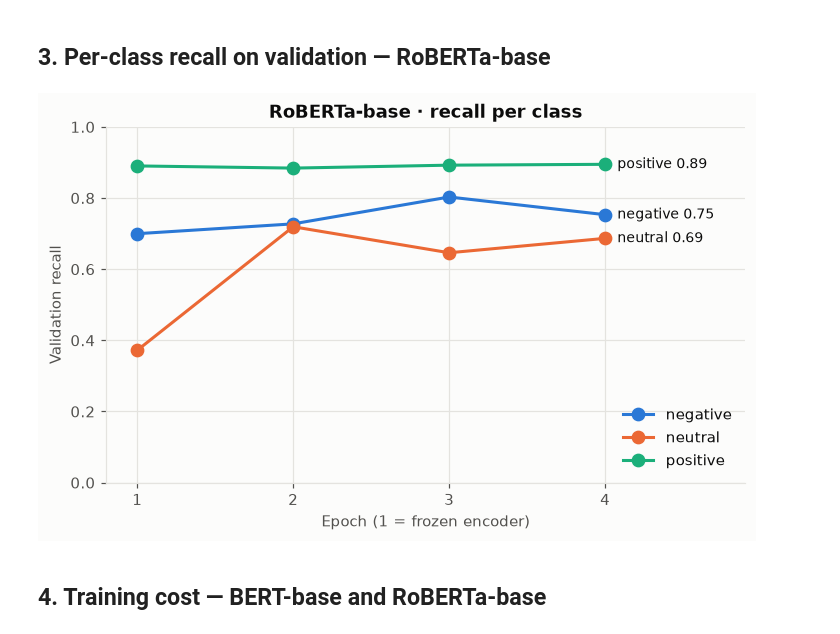
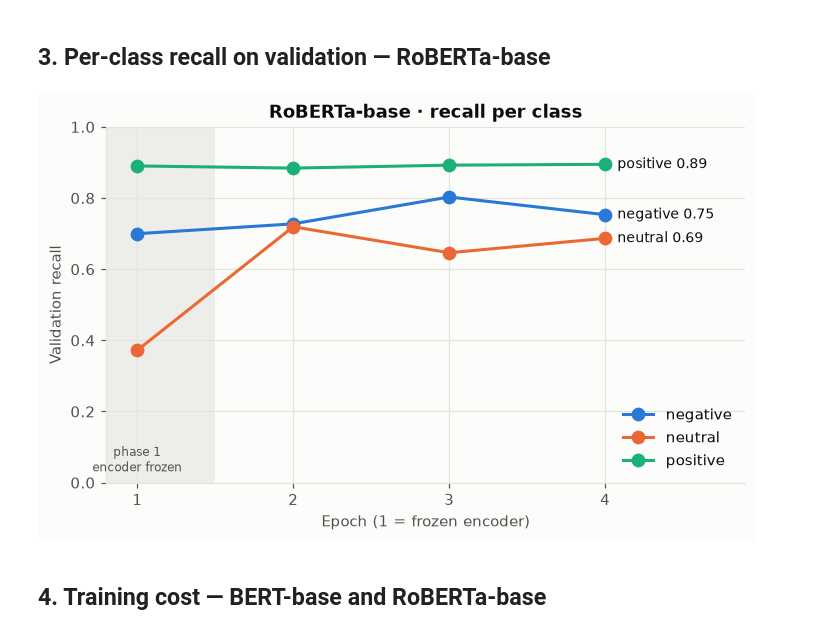
Before and after one commit to JulianCelisCreator/JulianCelisCreator-ML-NLP-Sentimental-Analysis-W2, a Jupyter notebook: notebooks/02_training_curves.ipynb, the cells around one changed output. Drawn from its saved outputs; the diff is of its cells as text; code cells hidden in the pictures.

```diff
--- a/notebooks/02_training_curves.ipynb
+++ b/notebooks/02_training_curves.ipynb
@@ -57,22 +54,0 @@ curves
-# %%
-fig, axes = plt.subplots(1, 2, figsize=(11, 4), sharey=True)
-for ax, (name, frame) in zip(axes, curves.groupby("model", sort=False)):
-    color = plots.MODEL_COLORS[name]
-    ax.axvspan(0.5, 1.5, color=plots.GRID, alpha=0.6, lw=0)
-    ax.text(1, 0.02, "frozen\nencoder", transform=ax.get_xaxis_transform(), ha="center",
-            va="bottom", fontsize=8, color=plots.INK_SECONDARY)
-    ax.plot(frame.epoch, frame.train_loss, ls="--", marker="o", color=color, label="train")
-    ax.plot(frame.epoch, frame.val_loss, ls="-", marker="o", color=color, label="validation")
-    best = frame.loc[frame.val_loss.idxmin()]
-    ax.annotate(f"lowest val loss\n{best.val_loss:.3f}", (best.epoch, best.val_loss),
-                xytext=(0, -14), textcoords="offset points", ha="center", va="top", fontsize=8,
-                color=plots.INK_SECONDARY)
-    ax.set_title(name)
-    ax.set_xlabel("Epoch")
-    ax.set_xticks(frame.epoch)
-    ax.legend(loc="upper right")
-axes[0].set_ylabel("Weighted cross-entropy")
-fig.suptitle("Training vs validation loss", fontweight="bold")
-fig.tight_layout()
-plots.save(fig, "w2_loss_curves")
-plt.show()
@@ -108,23 +150,24 @@ plt.show()
 # %%
 frame = curves[curves.model == "RoBERTa-base"]
 fig, ax = plt.subplots(figsize=(7.5, 4.2))
+shade_phase_1(ax)
 for label in LABELS:
     ax.plot(frame.epoch, frame[f"recall_{label}"], marker="o",
             color=plots.CLASS_COLORS[label], label=label)
     last = frame.iloc[-1]
     ax.annotate(f"{label} {last[f'recall_{label}']:.2f}", (last.epoch, last[f"recall_{label}"]),
                 xytext=(8, 0), textcoords="offset points", va="center", fontsize=9)
 ax.set_xticks(frame.epoch)
 ax.set_xlim(0.8, 4.9)
 ax.set_ylim(0, 1)
 ax.set_xlabel("Epoch (1 = frozen encoder)")
 ax.set_ylabel("Validation recall")
 ax.set_title("RoBERTa-base · recall per class")
 ax.legend(loc="lower right")
 plots.save(fig, "w2_recall_per_class_epochs")
 plt.show()
 # %% [output]
-[figure, old version]
+[figure, new version]
 # %% [markdown]
 ## 4. Training cost — BERT-base and RoBERTa-base
 # %%
```
Also changed, not shown: parts of 6 cells of this notebook, 4 other files.
